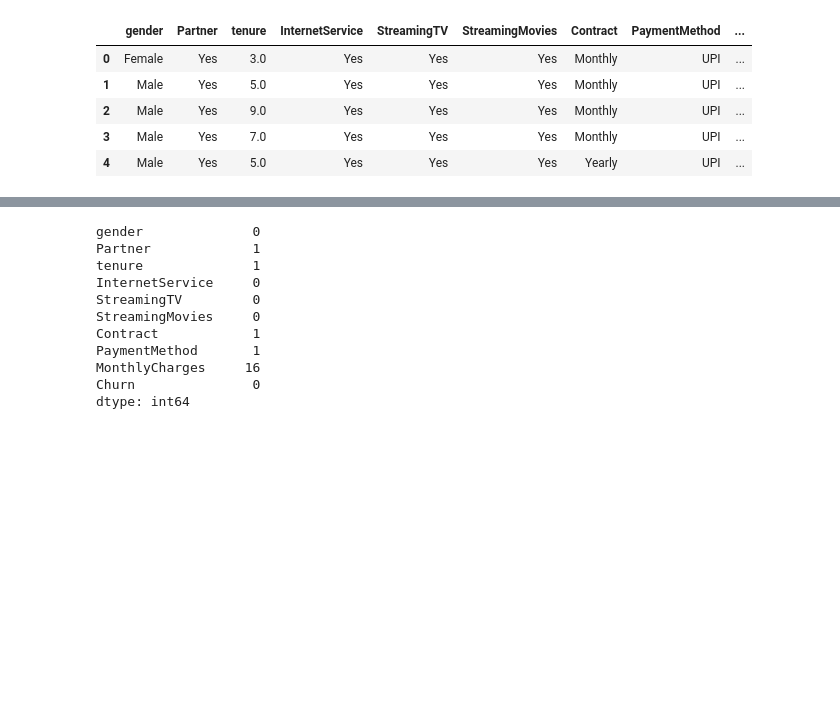
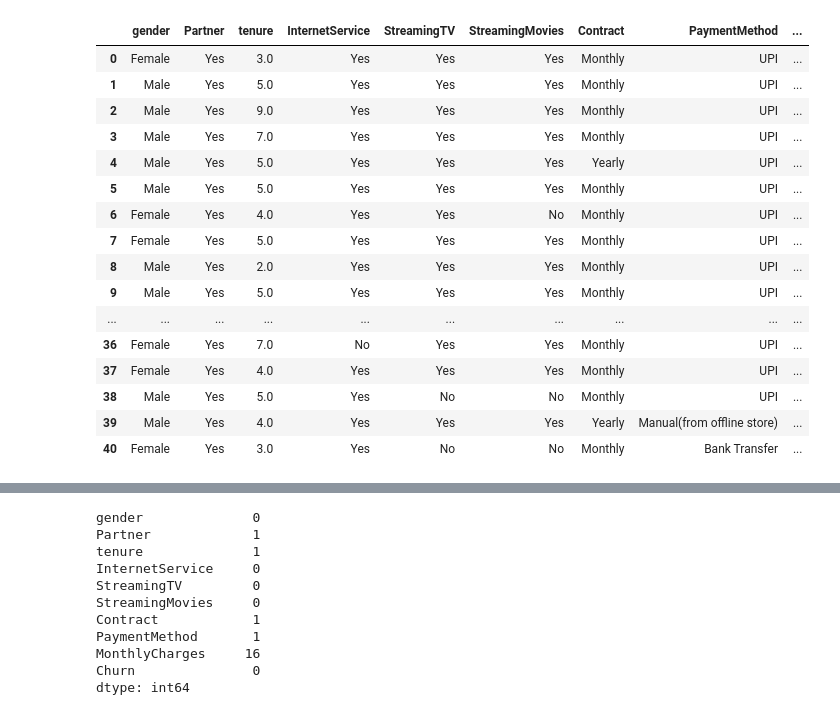
Before and after one commit to VinayakFTW/telco_customer_churn_prediction, a Jupyter notebook: raw_data_processor.ipynb, the cells around one changed output, grey strips where cells are left out. Cells and saved outputs as stored; diff of their text form; code cells hidden in the pictures; blank space fills up the shorter version.

```diff
--- a/raw_data_processor.ipynb
+++ b/raw_data_processor.ipynb
@@ -28,11 +44,22 @@ r_df
 r_df.drop(columns=['Timestamp','SIM Operator'],inplace=True)
 # %%
 r_df.columns = ['gender','Partner','tenure','InternetService','StreamingTV','StreamingMovies','Contract','PaymentMethod','MonthlyCharges','Churn']
-r_df.head()
+r_df
 # %% [output]
 |  | gender | Partner | tenure | InternetService | StreamingTV | StreamingMovies | Contract | PaymentMethod | ... |
 | 0 | Female | Yes | 3.0 | Yes | Yes | Yes | Monthly | UPI | ... |
 | 1 | Male | Yes | 5.0 | Yes | Yes | Yes | Monthly | UPI | ... |
 | 2 | Male | Yes | 9.0 | Yes | Yes | Yes | Monthly | UPI | ... |
 | 3 | Male | Yes | 7.0 | Yes | Yes | Yes | Monthly | UPI | ... |
 | 4 | Male | Yes | 5.0 | Yes | Yes | Yes | Yearly | UPI | ... |
+| 5 | Male | Yes | 5.0 | Yes | Yes | Yes | Monthly | UPI | ... |
+| 6 | Female | Yes | 4.0 | Yes | Yes | No | Monthly | UPI | ... |
+| 7 | Female | Yes | 5.0 | Yes | Yes | Yes | Monthly | UPI | ... |
+| 8 | Male | Yes | 2.0 | Yes | Yes | Yes | Monthly | UPI | ... |
+| 9 | Male | Yes | 5.0 | Yes | Yes | Yes | Monthly | UPI | ... |
+| ... | ... | ... | ... | ... | ... | ... | ... | ... | ... |
+| 36 | Female | Yes | 7.0 | No | Yes | Yes | Monthly | UPI | ... |
+| 37 | Female | Yes | 4.0 | Yes | Yes | Yes | Monthly | UPI | ... |
+| 38 | Male | Yes | 5.0 | Yes | No | No | Monthly | UPI | ... |
+| 39 | Male | Yes | 4.0 | Yes | Yes | Yes | Yearly | Manual(from offline store) | ... |
+| 40 | Female | Yes | 3.0 | Yes | No | No | Monthly | Bank Transfer | ... |
```
Also changed, not shown: parts of 5 cells of this notebook.
